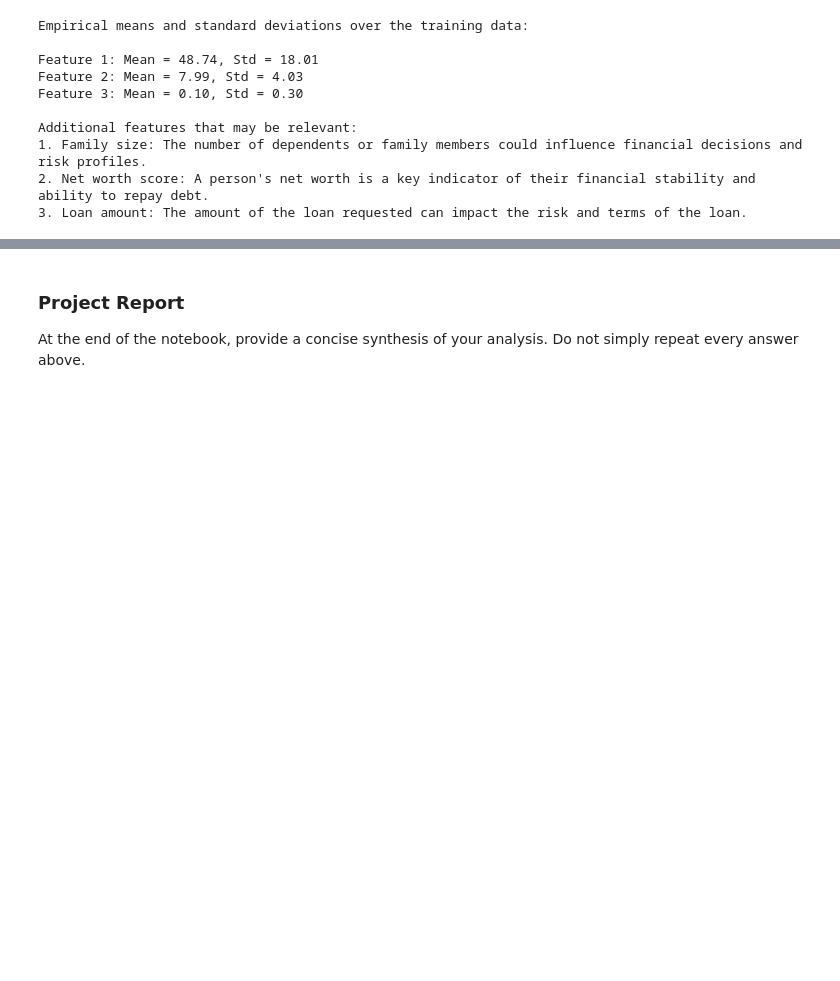
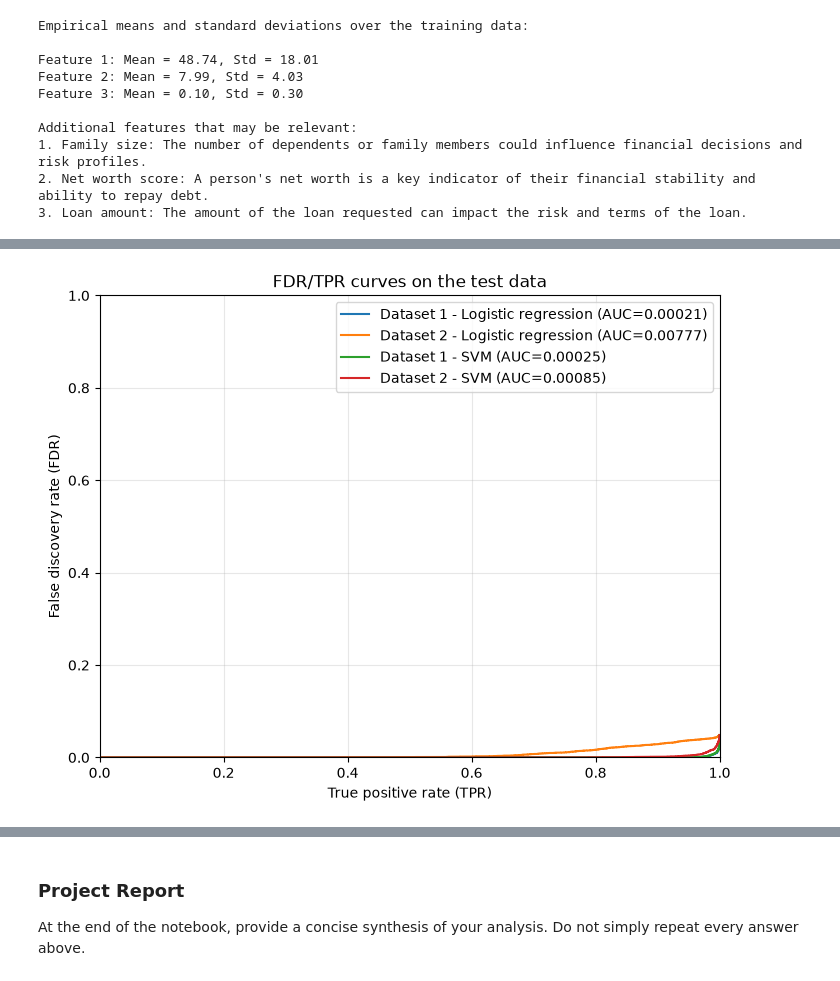
Before and after one commit to giacomomaggiore/ml-finance-insurance, a Jupyter notebook: 2-credit-analytics/Project2_2026_Template.ipynb, the cells around one changed output, grey strips where cells are left out. Drawn from its saved outputs; the diff is of its cells as text; code cells hidden in the pictures; blank space fills up the shorter version.

```diff
--- a/2-credit-analytics/Project2_2026_Template.ipynb
+++ b/2-credit-analytics/Project2_2026_Template.ipynb
@@ -145,6 +167,24 @@ from sklearn.svm import SVC
 # "probability=True" enables the option "model.predict_proba(X)" to predict probabilities from the regression function \hat{f}^{svm}.
 # "model.fit(X, Y)" optimizes the model parameters (using hinge loss)
 
+# from the assignment
+gamma = 10e-2
+C = 0.2
+
+
+
+model_1_normalized = SVC(kernel='rbf', gamma=gamma, C=C, probability=True)
+model_2_normalized = SVC(kernel='rbf', gamma=gamma, C=C, probability=True)
+
+model_1_stardardized = SVC(kernel='rbf', gamma=gamma, C=C, probability=True)
+model_2_stardardized = SVC(kernel='rbf', gamma=gamma, C=C, probability=True)
+
 # Fit the models for both datasets (this can take up to 60 seconds with SVC)
 # Note: "model.fit(...)" modifies the model object in place, so use a separate model object
 # for each dataset if you want to keep both fitted models.
+
+model_1_normalized.fit(x_train_normalized, y_1_train.ravel())
+model_2_normalized.fit(x_train_normalized, y_2_train.ravel())
+
+model_1_stardardized.fit(x_train_standardized, y_1_train.ravel())
+model_2_stardardized.fit(x_train_standardized, y_2_train.ravel())
@@ -159,40 +270,70 @@ from sklearn.svm import SVC
 # %%
 # Exercise 2.c
 # Plot the FDR/TPR-curves with the TPR on the horizontal axis and the FDR on the vertical axis,
 # and compute the AUC of each plotted curve on the test data.
+
 import matplotlib.pyplot as plt
+
 # Thresholds c: you may use all distinct predicted probabilities (this gives the exact curve), or a grid of
 # values in [0, 1]. A uniform grid such as np.linspace(0, 1, 100) can be too coarse when many predicted
 # probabilities are very close to 1. Check that your curve covers TPR values from (close to) 0 to 1.
 
 # To approximately calculate the AUC, it is fine to simply use Riemann sums.
 # This means, if you have N (a_i, b_i) pairs for the curves, ordered such that a_1 <= a_2 <= ... <= a_N,
 # then you may simply use the sum
 # sum_{i=1}^{N-1} (b_i + b_{i+1})/2 * (a_{i+1}-a_i)
 # as the approximation of the integral (or AUC)
 
+# Exact curve: every distinct predicted probability is a threshold c (classify as good if p >= c).
+# Sorting by decreasing probability, cumulative sums give TP and FP for all thresholds at once;
+# tied probabilities are grouped so each threshold appears once.
+def plot_fdr_tpr(y_true, probabilities, label):
+    y_true = np.asarray(y_true).ravel()
+    probabilities = np.asarray(probabilities).ravel()
+    positives = np.sum(y_true == 1)  # depends only on the dataset
 
-# first data set & logistic regression:
-# (the code should be reusable for all cases, only exchanging datasets and predicted probabilities depending on the model)
+    order = np.argsort(-probabilities, kind="stable")
+    scores = probabilities[order]
+    labels = y_true[order]
+    tp = np.cumsum(labels == 1)  # true positives for each threshold
+    fp = np.cumsum(labels == 0)  # false positives for each threshold
+    group_ends = np.r_[scores[:-1] != scores[1:], True]
+    tp, fp = tp[group_ends], fp[group_ends]
 
-# Calculate positives (only depending on the dataset)
+    tpr = np.r_[0, tp / positives]
+    fdr = np.r_[0, fp / (tp + fp)]  # FDR is set to 0 at TPR = 0 (no loans granted)
+    auc = np.sum((fdr[:-1] + fdr[1:]) / 2 * np.diff(tpr))  # Riemann (trapezoidal) sum
 
-# Calculate true positives for all threshold values
+    plt.plot(tpr, fdr, label=f"{label} (AUC={auc:.5f})")
+    return auc
 
-# Calculate false positives for all threshold values
+plt.figure(figsize=(8, 6))
 
-# Calculate FDR and TPR rate (points on the FDR/TPR curve) and the AUC
+# (the same function is reused for all four cases)
+auc_logistic_1 = plot_fdr_tpr(y_1_test, pred_X_1[m:, 1], "Dataset 1 - Logistic regression")
+auc_logistic_2 = plot_fdr_tpr(y_2_test, pred_X_2[m:, 1], "Dataset 2 - Logistic regression")
+auc_svm_1 = plot_fdr_tpr(y_1_test, model_1_pred_normalized[m:, 1], "Dataset 1 - SVM")
+auc_svm_2 = plot_fdr_tpr(y_2_test, model_2_pred_normalized[m:, 1], "Dataset 2 - SVM")
 
-
-# second data set & logistic regression:
-
-
-# first data set and SVM:
-
-
-# second data set and SVM:
-
+plt.xlabel("True positive rate (TPR)")
+plt.ylabel("False discovery rate (FDR)")
+plt.title("FDR/TPR curves on the test data")
+plt.xlim(0, 1)
+plt.ylim(0, 1)
+plt.grid(True, alpha=0.3)
+plt.legend()
+plt.show()
 
 # Print the AUC values.
-# Briefly explain (in a Markdown cell or comments) how you construct the curves, interpret what
-# the AUC means in this setting, and compare the two models on both data sets.
+print(f"Dataset 1 - Logistic regression: {auc_logistic_1:.5f}")
+print(f"Dataset 1 - SVM: {auc_svm_1:.5f}")
+print(f"Dataset 2 - Logistic regression: {auc_logistic_2:.5f}")
+print(f"Dataset 2 - SVM: {auc_svm_2:.5f}")
+
+# A lower FDR/TPR AUC means a lower average false discovery rate across TPR values.
+# Compare logistic regression and the normalized-feature SVM separately on each data set.
+for dataset, logistic_auc, svm_auc in [("Dataset 1", auc_logistic_1, auc_svm_1), ("Dataset 2", auc_logistic_2, auc_svm_2)]:
+    better_model = "Logistic regression" if logistic_auc < svm_auc else "SVM"
+    print(f"{dataset}: {better_model} has the lower FDR/TPR AUC.")
+# %% [output]
+[figure, added]
```
Also changed, not shown: parts of 12 cells of this notebook, 3 other files.
